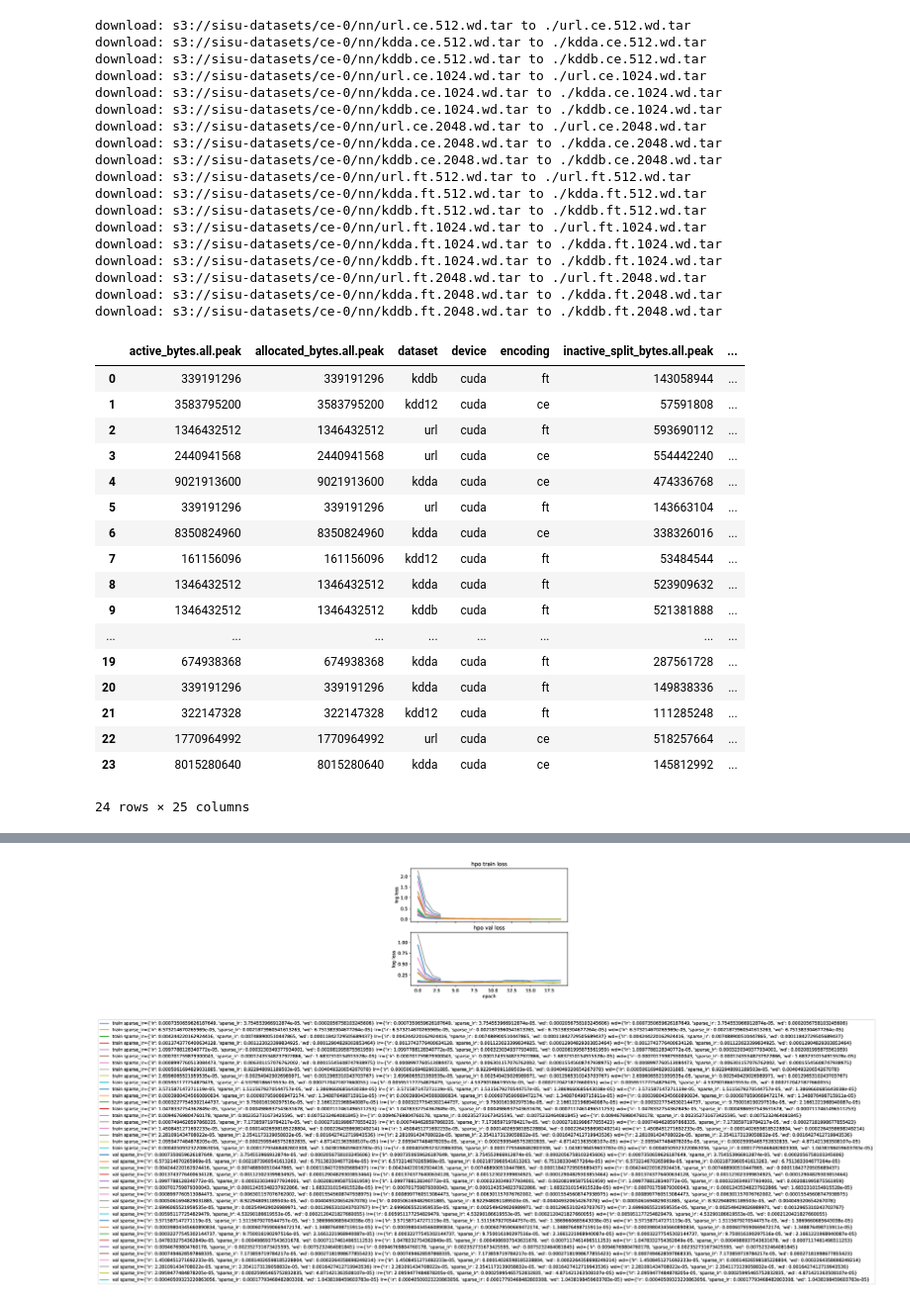
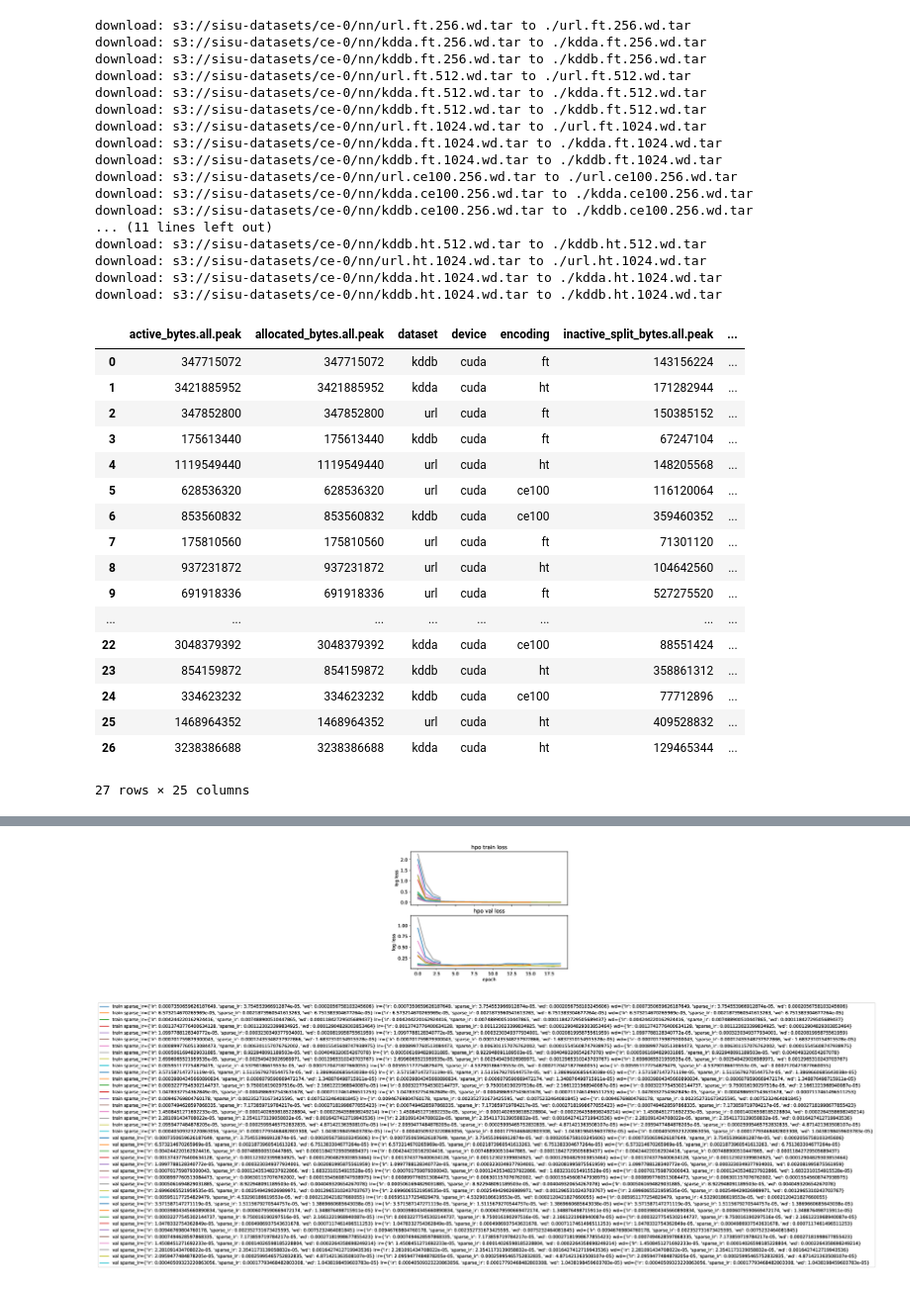
Before and after one commit to sisudata/chromatic-encoding, a Jupyter notebook: viz/run.ipynb, the cells around one changed output, grey strips where cells are left out. Shown at 99% size. Saved outputs shown, nothing was run; the diff lists cells and outputs as text; code cells hidden in the pictures.

```diff
--- a/viz/run.ipynb
+++ b/viz/run.ipynb
@@ -6,9 +6,10 @@ assert os.path.join(
     os.path.basename(cwd)) == 'chromatic-encoding/viz', cwd
 # %%
 S3ROOT="s3://sisu-datasets/ce-0"
-for encoding in ['ce', 'ft']:
-    for i in [512, 1024, 2048]:
-        for dataset in ["url", "kdda", "kddb"]:#, "kdd12"]:
+matches = set()
+for encoding in ['ft', "ce100", "ht"]:
+    for i in [256, 512, 1024]:
+        for dataset in ["url", "kdda", "kddb"]: #, "kdda"]:#, "kdd12"]:
             fname = f"{dataset}.{encoding}.{i}.wd.tar"
 
             ! cd data && aws s3 cp {S3ROOT}/nn/{fname} .
@@ -20,51 +21,53 @@ for encoding in ['ce', 'ft']:
             )
 
             ! rm {to_rm}
+            matches.add((encoding, dataset, i))
 # %% [output]
-download: s3://sisu-datasets/ce-0/nn/url.ce.512.wd.tar to ./url.ce.512.wd.tar
-download: s3://sisu-datasets/ce-0/nn/kdda.ce.512.wd.tar to ./kdda.ce.512.wd.tar
-download: s3://sisu-datasets/ce-0/nn/kddb.ce.512.wd.tar to ./kddb.ce.512.wd.tar
-download: s3://sisu-datasets/ce-0/nn/url.ce.1024.wd.tar to ./url.ce.1024.wd.tar
-download: s3://sisu-datasets/ce-0/nn/kdda.ce.1024.wd.tar to ./kdda.ce.1024.wd.tar
-download: s3://sisu-datasets/ce-0/nn/kddb.ce.1024.wd.tar to ./kddb.ce.1024.wd.tar
-download: s3://sisu-datasets/ce-0/nn/url.ce.2048.wd.tar to ./url.ce.2048.wd.tar
-download: s3://sisu-datasets/ce-0/nn/kdda.ce.2048.wd.tar to ./kdda.ce.2048.wd.tar
-download: s3://sisu-datasets/ce-0/nn/kddb.ce.2048.wd.tar to ./kddb.ce.2048.wd.tar
+download: s3://sisu-datasets/ce-0/nn/url.ft.256.wd.tar to ./url.ft.256.wd.tar
+download: s3://sisu-datasets/ce-0/nn/kdda.ft.256.wd.tar to ./kdda.ft.256.wd.tar
+download: s3://sisu-datasets/ce-0/nn/kddb.ft.256.wd.tar to ./kddb.ft.256.wd.tar
 download: s3://sisu-datasets/ce-0/nn/url.ft.512.wd.tar to ./url.ft.512.wd.tar
 download: s3://sisu-datasets/ce-0/nn/kdda.ft.512.wd.tar to ./kdda.ft.512.wd.tar
 download: s3://sisu-datasets/ce-0/nn/kddb.ft.512.wd.tar to ./kddb.ft.512.wd.tar
 download: s3://sisu-datasets/ce-0/nn/url.ft.1024.wd.tar to ./url.ft.1024.wd.tar
 download: s3://sisu-datasets/ce-0/nn/kdda.ft.1024.wd.tar to ./kdda.ft.1024.wd.tar
 download: s3://sisu-datasets/ce-0/nn/kddb.ft.1024.wd.tar to ./kddb.ft.1024.wd.tar
-download: s3://sisu-datasets/ce-0/nn/url.ft.2048.wd.tar to ./url.ft.2048.wd.tar
-download: s3://sisu-datasets/ce-0/nn/kdda.ft.2048.wd.tar to ./kdda.ft.2048.wd.tar
-download: s3://sisu-datasets/ce-0/nn/kddb.ft.2048.wd.tar to ./kddb.ft.2048.wd.tar
+download: s3://sisu-datasets/ce-0/nn/url.ce100.256.wd.tar to ./url.ce100.256.wd.tar
+download: s3://sisu-datasets/ce-0/nn/kdda.ce100.256.wd.tar to ./kdda.ce100.256.wd.tar
+download: s3://sisu-datasets/ce-0/nn/kddb.ce100.256.wd.tar to ./kddb.ce100.256.wd.tar
+... (11 lines left out)
+download: s3://sisu-datasets/ce-0/nn/kddb.ht.512.wd.tar to ./kddb.ht.512.wd.tar
+download: s3://sisu-datasets/ce-0/nn/url.ht.1024.wd.tar to ./url.ht.1024.wd.tar
+download: s3://sisu-datasets/ce-0/nn/kdda.ht.1024.wd.tar to ./kdda.ht.1024.wd.tar
+download: s3://sisu-datasets/ce-0/nn/kddb.ht.1024.wd.tar to ./kddb.ht.1024.wd.tar
 # %%
 import json, glob
-df = [json.load(open(f)) for f in glob.glob('data/*.json') if '4096' not in f]
+df = [json.load(open(f)) for f in glob.glob('data/*.json')]
 import pandas as pd
-df = pd.DataFrame.from_records(df)
+df = pd.DataFrame.from_records(
+    [r for r in df if (r["encoding"], r["dataset"], r["truncate"]) in matches])
 df['memory_gb'] = df['allocated_bytes.all.peak'] / 1024 / 1024 / 1024 # GB
+
 df
 # %% [output]
 |  | active_bytes.all.peak | allocated_bytes.all.peak | dataset | device | encoding | inactive_split_bytes.all.peak | ... |
-| 0 | 339191296 | 339191296 | kddb | cuda | ft | 143058944 | ... |
-| 1 | 3583795200 | 3583795200 | kdd12 | cuda | ce | 57591808 | ... |
-| 2 | 1346432512 | 1346432512 | url | cuda | ft | 593690112 | ... |
-| 3 | 2440941568 | 2440941568 | url | cuda | ce | 554442240 | ... |
-| 4 | 9021913600 | 9021913600 | kdda | cuda | ce | 474336768 | ... |
-| 5 | 339191296 | 339191296 | url | cuda | ft | 143663104 | ... |
-| 6 | 8350824960 | 8350824960 | kdda | cuda | ce | 338326016 | ... |
-| 7 | 161156096 | 161156096 | kdd12 | cuda | ft | 53484544 | ... |
-| 8 | 1346432512 | 1346432512 | kdda | cuda | ft | 523909632 | ... |
-| 9 | 1346432512 | 1346432512 | kddb | cuda | ft | 521381888 | ... |
+| 0 | 347715072 | 347715072 | kddb | cuda | ft | 143156224 | ... |
+| 1 | 3421885952 | 3421885952 | kdda | cuda | ht | 171282944 | ... |
+| 2 | 347852800 | 347852800 | url | cuda | ft | 150385152 | ... |
+| 3 | 175613440 | 175613440 | kddb | cuda | ft | 67247104 | ... |
+| 4 | 1119549440 | 1119549440 | url | cuda | ht | 148205568 | ... |
+| 5 | 628536320 | 628536320 | url | cuda | ce100 | 116120064 | ... |
+| 6 | 853560832 | 853560832 | kddb | cuda | ce100 | 359460352 | ... |
+| 7 | 175810560 | 175810560 | url | cuda | ft | 71301120 | ... |
+| 8 | 937231872 | 937231872 | url | cuda | ht | 104642560 | ... |
+| 9 | 691918336 | 691918336 | url | cuda | ft | 527275520 | ... |
 | ... | ... | ... | ... | ... | ... | ... | ... |
-| 19 | 674938368 | 674938368 | kdda | cuda | ft | 287561728 | ... |
-| 20 | 339191296 | 339191296 | kdda | cuda | ft | 149838336 | ... |
-| 21 | 322147328 | 322147328 | kdd12 | cuda | ft | 111285248 | ... |
-| 22 | 1770964992 | 1770964992 | url | cuda | ce | 518257664 | ... |
-| 23 | 8015280640 | 8015280640 | kdda | cuda | ce | 145812992 | ... |
+| 22 | 3048379392 | 3048379392 | kdda | cuda | ce100 | 88551424 | ... |
+| 23 | 854159872 | 854159872 | kddb | cuda | ht | 358861312 | ... |
+| 24 | 334623232 | 334623232 | kddb | cuda | ce100 | 77712896 | ... |
+| 25 | 1468964352 | 1468964352 | url | cuda | ht | 409528832 | ... |
+| 26 | 3238386688 | 3238386688 | kdda | cuda | ht | 129465344 | ... |
-24 rows × 25 columns
+27 rows × 25 columns
 # %%
 from matplotlib import pyplot as plt
 %matplotlib inline
```
Also changed, not shown: parts of 2 cells of this notebook.
